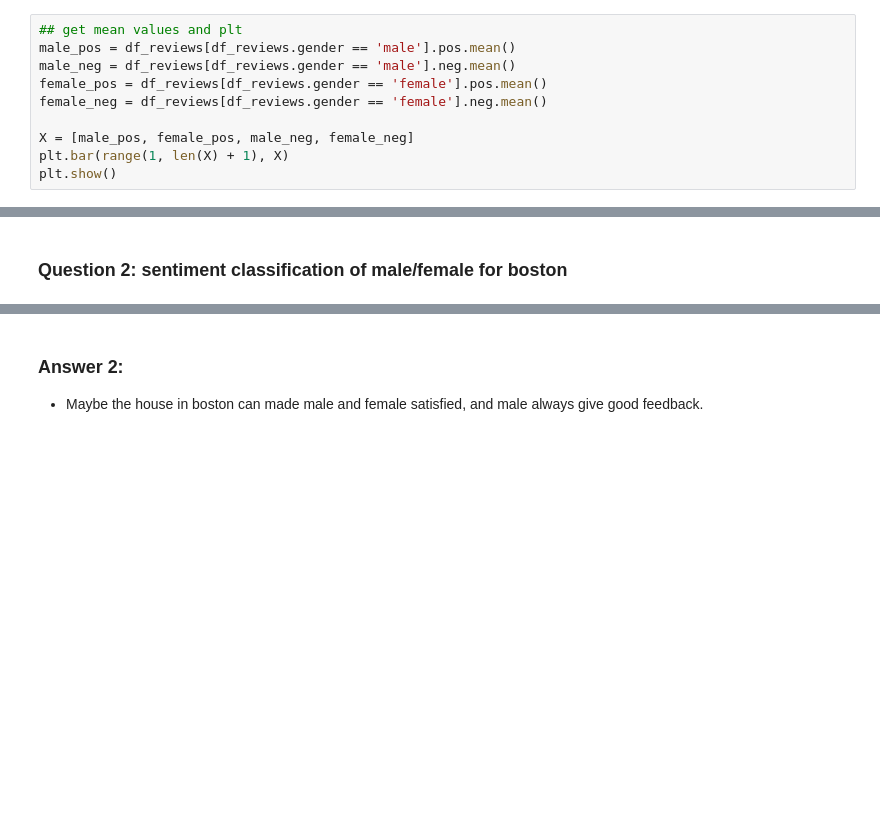
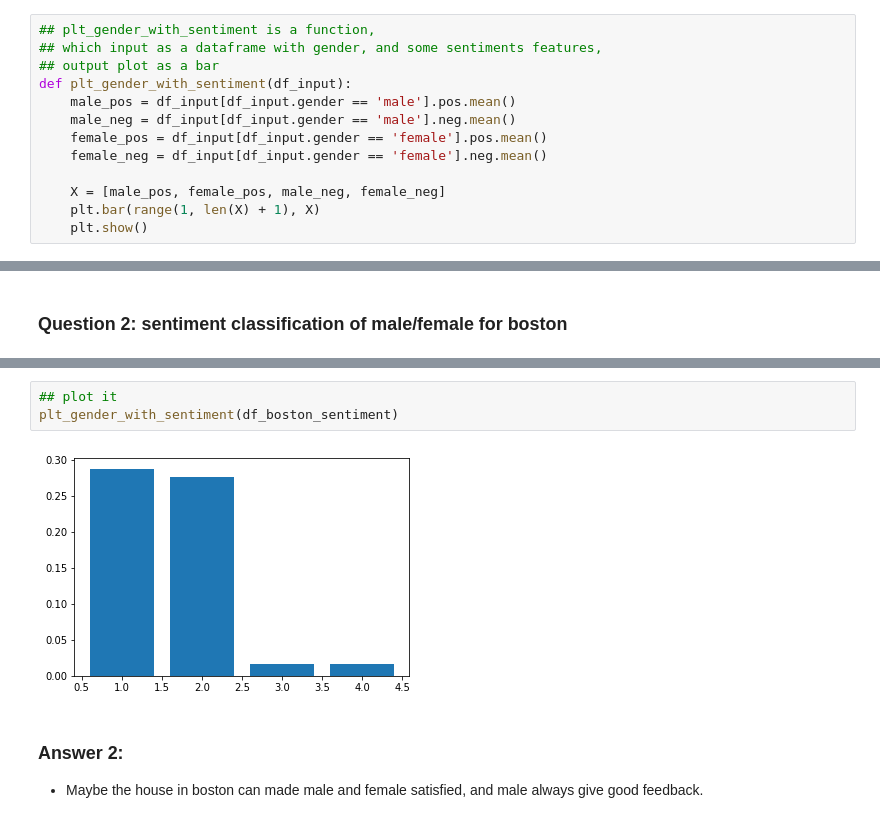
Before and after one commit to kylechenoO/airbnb, a Jupyter notebook: airbnb.ipynb, the cells around one changed output, grey strips where cells are left out. Drawn from its saved outputs; the diff is of its cells as text; blank space fills up the shorter version.

```diff
--- a/airbnb.ipynb
+++ b/airbnb.ipynb
@@ -991,10 +1010,13 @@ df_reviews.head(3)
 # %%
-## get mean values and plt
-male_pos = df_reviews[df_reviews.gender == 'male'].pos.mean()
-male_neg = df_reviews[df_reviews.gender == 'male'].neg.mean()
-female_pos = df_reviews[df_reviews.gender == 'female'].pos.mean()
-female_neg = df_reviews[df_reviews.gender == 'female'].neg.mean()
+## plt_gender_with_sentiment is a function,
+## which input as a dataframe with gender, and some sentiments features,
+## output plot as a bar
+def plt_gender_with_sentiment(df_input):
+    male_pos = df_input[df_input.gender == 'male'].pos.mean()
+    male_neg = df_input[df_input.gender == 'male'].neg.mean()
+    female_pos = df_input[df_input.gender == 'female'].pos.mean()
+    female_neg = df_input[df_input.gender == 'female'].neg.mean()
 
-X = [male_pos, female_pos, male_neg, female_neg]
-plt.bar(range(1, len(X) + 1), X)
-plt.show()
+    X = [male_pos, female_pos, male_neg, female_neg]
+    plt.bar(range(1, len(X) + 1), X)
+    plt.show()
@@ -1036,3 +1051,8 @@ plt.show()
+# %%
+## plot it
+plt_gender_with_sentiment(df_boston_sentiment)
+# %% [output]
+[figure, added]
 # %% [markdown]
 ###   Answer 2:
 -   Maybe the house in boston can made male and female satisfied, and male always give good feedback.
```
Also changed, not shown: parts of 13 cells of this notebook, 1 other file.
